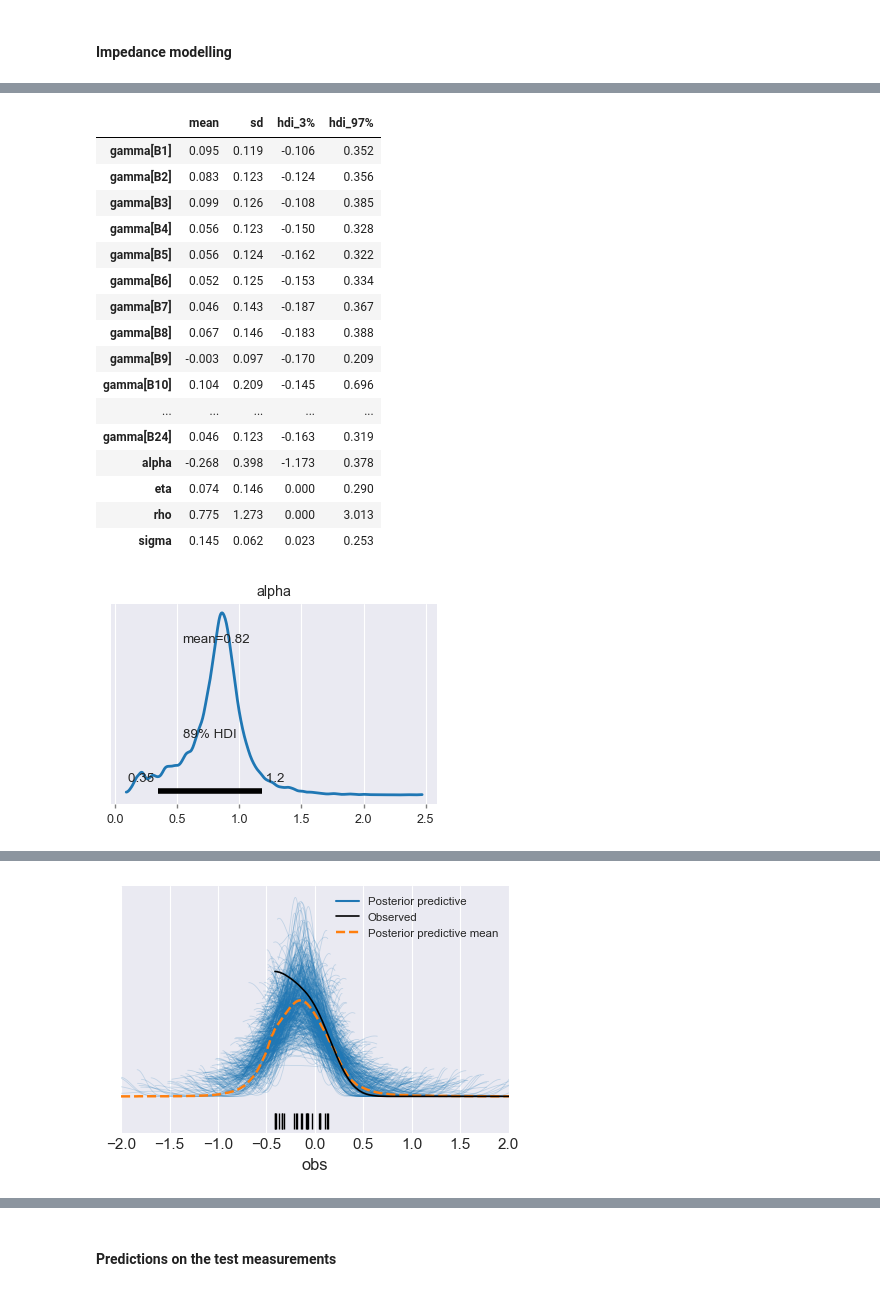
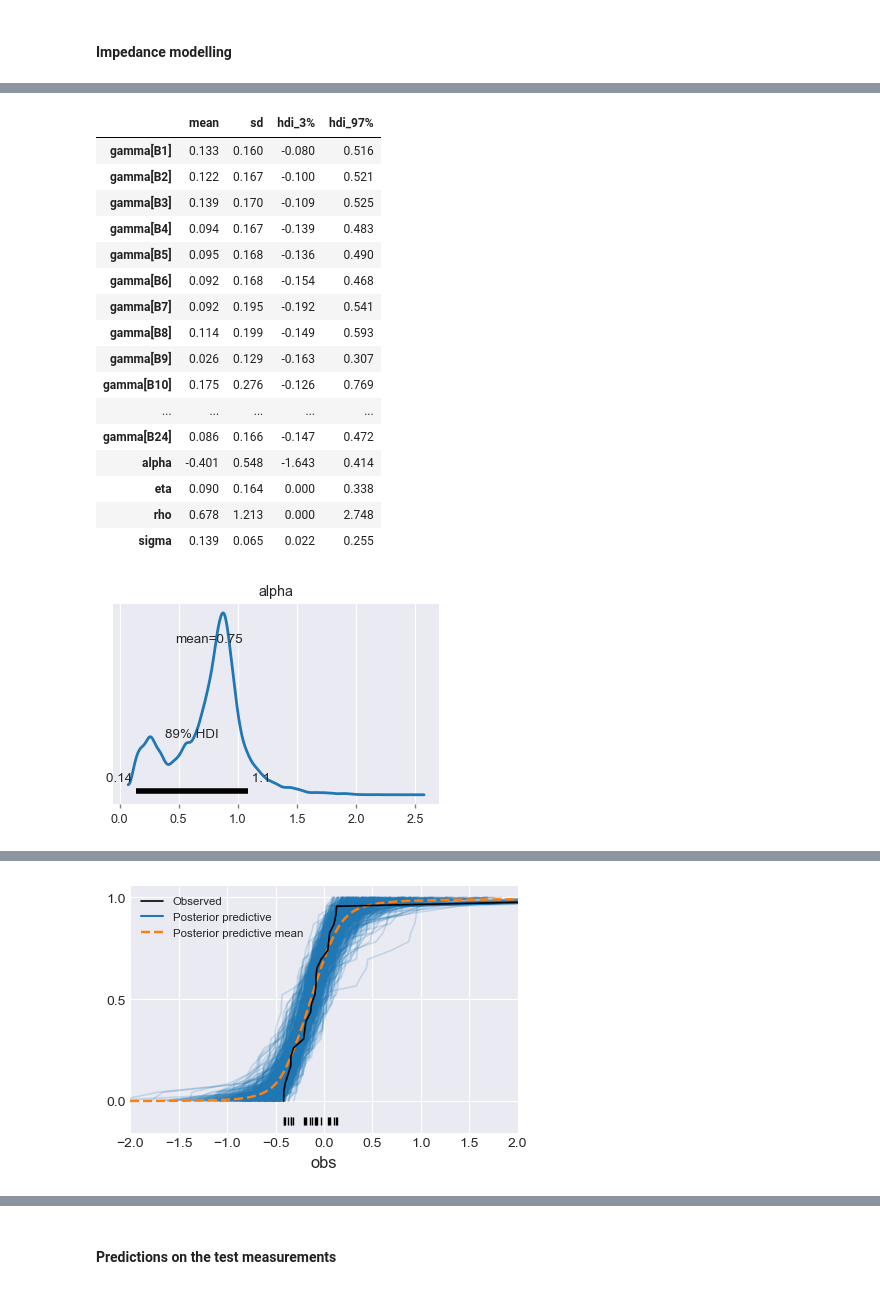
Before and after one commit to sarajcev/bayes_battery, a Jupyter notebook: bayes_analysis.ipynb, the cells around one changed output, grey strips where cells are left out. Saved outputs shown, nothing was run; the diff lists cells and outputs as text; code cells hidden in the pictures.

```diff
--- a/bayes_analysis.ipynb
+++ b/bayes_analysis.ipynb
@@ -41,6 +45,7 @@ discharges = [
     '16-01-26',
     '31-01-26',
     '12-02-26',
+    '27-02-26',
 ]
 # %%
 # Dictionary of dataframes, one for each excel sheet.
@@ -299,29 +309,31 @@ az.plot_trace(idata, figsize=(10, 5), combined=True);
 az.summary(idata, kind='stats')
 # %% [output]
 |  | mean | sd | hdi_3% | hdi_97% |
-| gamma[B1] | 0.095 | 0.119 | -0.106 | 0.352 |
-| gamma[B2] | 0.083 | 0.123 | -0.124 | 0.356 |
-| gamma[B3] | 0.099 | 0.126 | -0.108 | 0.385 |
-| gamma[B4] | 0.056 | 0.123 | -0.150 | 0.328 |
-| gamma[B5] | 0.056 | 0.124 | -0.162 | 0.322 |
-| gamma[B6] | 0.052 | 0.125 | -0.153 | 0.334 |
-| gamma[B7] | 0.046 | 0.143 | -0.187 | 0.367 |
-| gamma[B8] | 0.067 | 0.146 | -0.183 | 0.388 |
-| gamma[B9] | -0.003 | 0.097 | -0.170 | 0.209 |
-| gamma[B10] | 0.104 | 0.209 | -0.145 | 0.696 |
+| gamma[B1] | 0.133 | 0.160 | -0.080 | 0.516 |
+| gamma[B2] | 0.122 | 0.167 | -0.100 | 0.521 |
+| gamma[B3] | 0.139 | 0.170 | -0.109 | 0.525 |
+| gamma[B4] | 0.094 | 0.167 | -0.139 | 0.483 |
+| gamma[B5] | 0.095 | 0.168 | -0.136 | 0.490 |
+| gamma[B6] | 0.092 | 0.168 | -0.154 | 0.468 |
+| gamma[B7] | 0.092 | 0.195 | -0.192 | 0.541 |
+| gamma[B8] | 0.114 | 0.199 | -0.149 | 0.593 |
+| gamma[B9] | 0.026 | 0.129 | -0.163 | 0.307 |
+| gamma[B10] | 0.175 | 0.276 | -0.126 | 0.769 |
 | ... | ... | ... | ... | ... |
-| gamma[B24] | 0.046 | 0.123 | -0.163 | 0.319 |
-| alpha | -0.268 | 0.398 | -1.173 | 0.378 |
-| eta | 0.074 | 0.146 | 0.000 | 0.290 |
-| rho | 0.775 | 1.273 | 0.000 | 3.013 |
-| sigma | 0.145 | 0.062 | 0.023 | 0.253 |
+| gamma[B24] | 0.086 | 0.166 | -0.147 | 0.472 |
+| alpha | -0.401 | 0.548 | -1.643 | 0.414 |
+| eta | 0.090 | 0.164 | 0.000 | 0.338 |
+| rho | 0.678 | 1.213 | 0.000 | 2.748 |
+| sigma | 0.139 | 0.065 | 0.022 | 0.255 |
 # %%
 az.plot_posterior(idata, var_names=['alpha'],
                   transform=np.exp,  # transform back to the original scale
-                  hdi_prob=0.89, figsize=(4.2, 2.6), lw=2, textsize=9)
-plt.show()
+                  hdi_prob=0.89,
+                  figsize=(4.2, 2.6),
+                  lw=2, textsize=9,
+                  show=True);
 # %% [output]
-[figure, old version]
+[figure, new version]
 # %%
 with mvt:
     # Posterior predictive samples for model checking.
@@ -333,12 +345,13 @@ Sampling: [obs]
 # %%
 # Posterior predictive vs observed likelihood.
 fig, ax = plt.subplots(figsize=(5, 3.2))
-az.plot_ppc(idata, observed=True, observed_rug=True,
+az.plot_ppc(idata, kind='cumulative',
+            observed=True, observed_rug=True,
             num_pp_samples=500, textsize=11, ax=ax)
 ax.set_xlim(-2, 2)
 plt.show()
 # %% [output]
-[figure, old version]
+[figure, new version]
 # %%
 eta = idata.posterior['eta'].mean(dim='chain').values
 rho = idata.posterior['rho'].mean(dim='chain').values
```
Also changed, not shown: parts of 62 cells of this notebook.
